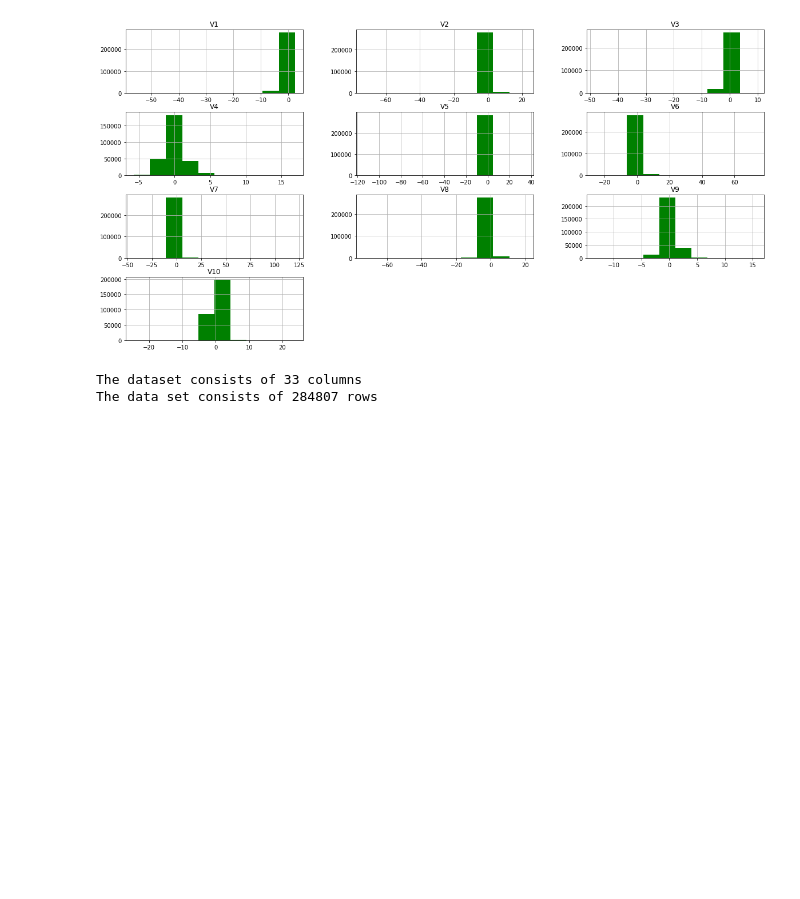
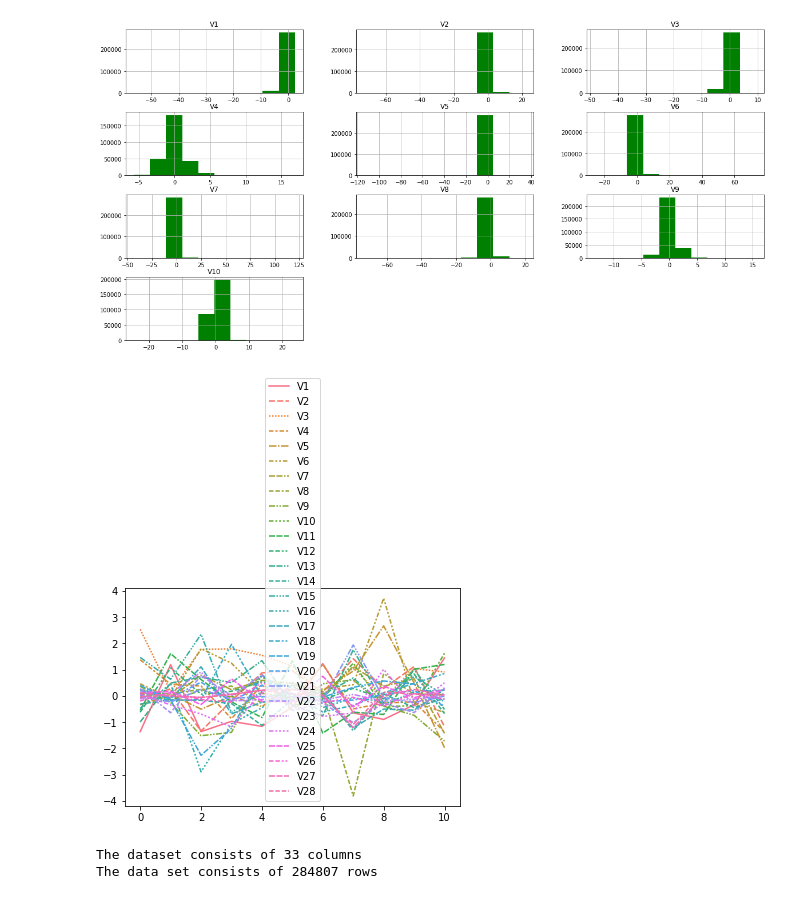
Before and after one commit to Abdulhay004/my_paypal, a Jupyter notebook: my_paypal.ipynb, the cells around one changed output. Drawn from its saved outputs; the diff is of its cells as text; code cells hidden in the pictures; blank space fills up the shorter version.

```diff
--- a/my_paypal.ipynb
+++ b/my_paypal.ipynb
@@ -154,6 +159,16 @@ PayPal.data_head()
 PayPal.print_histograms()
 # %% [output]
 [figure]
+# %%
+# Visualization with the first 10 rows of column V
+def lineplot():
+  v_columns = PayPal.v_columns()
+  sns.lineplot(data=v_columns.iloc[0:11])
+  plt.show()
+
+lineplot()
+# %% [output]
+[figure, added]
 # %%
 PayPal.data_shape()
 # %% [output]
```
Also changed, not shown: parts of 22 cells of this notebook.
